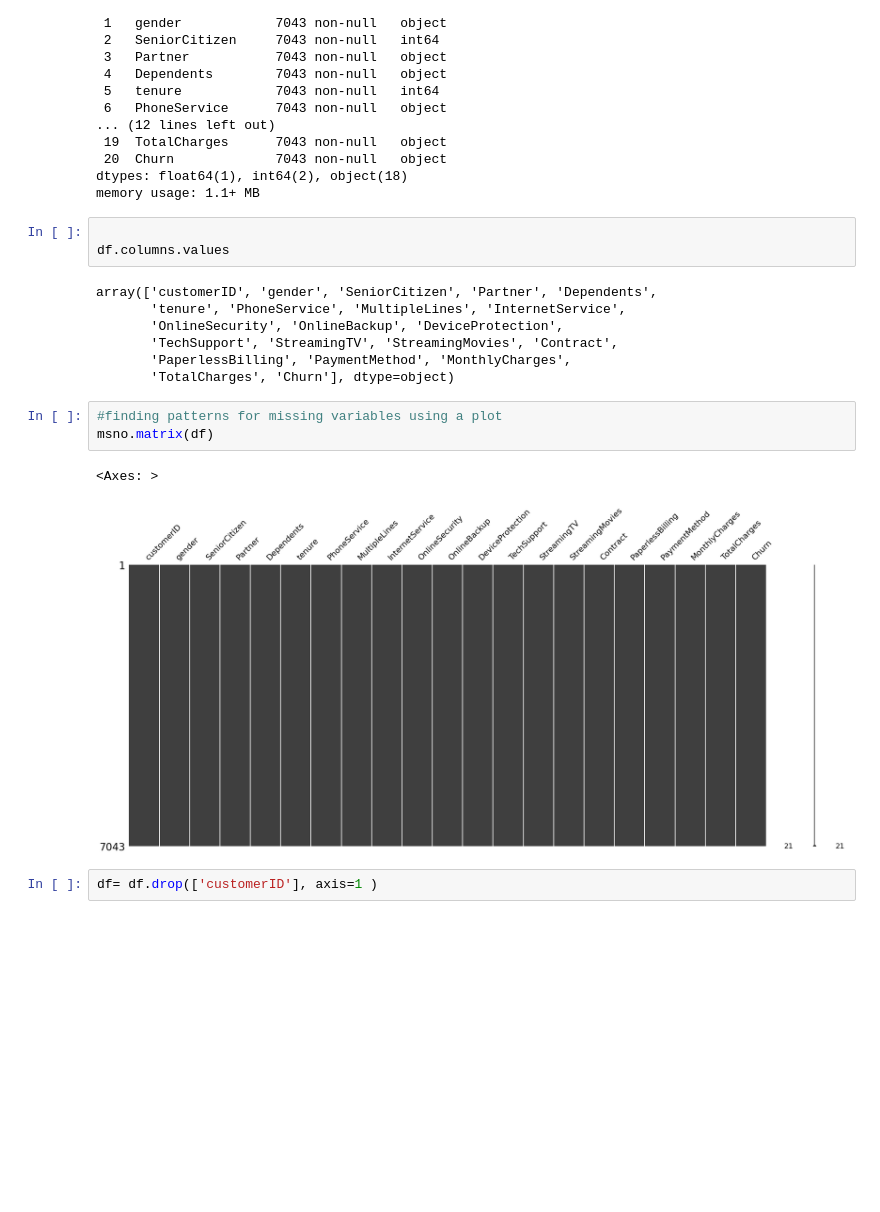
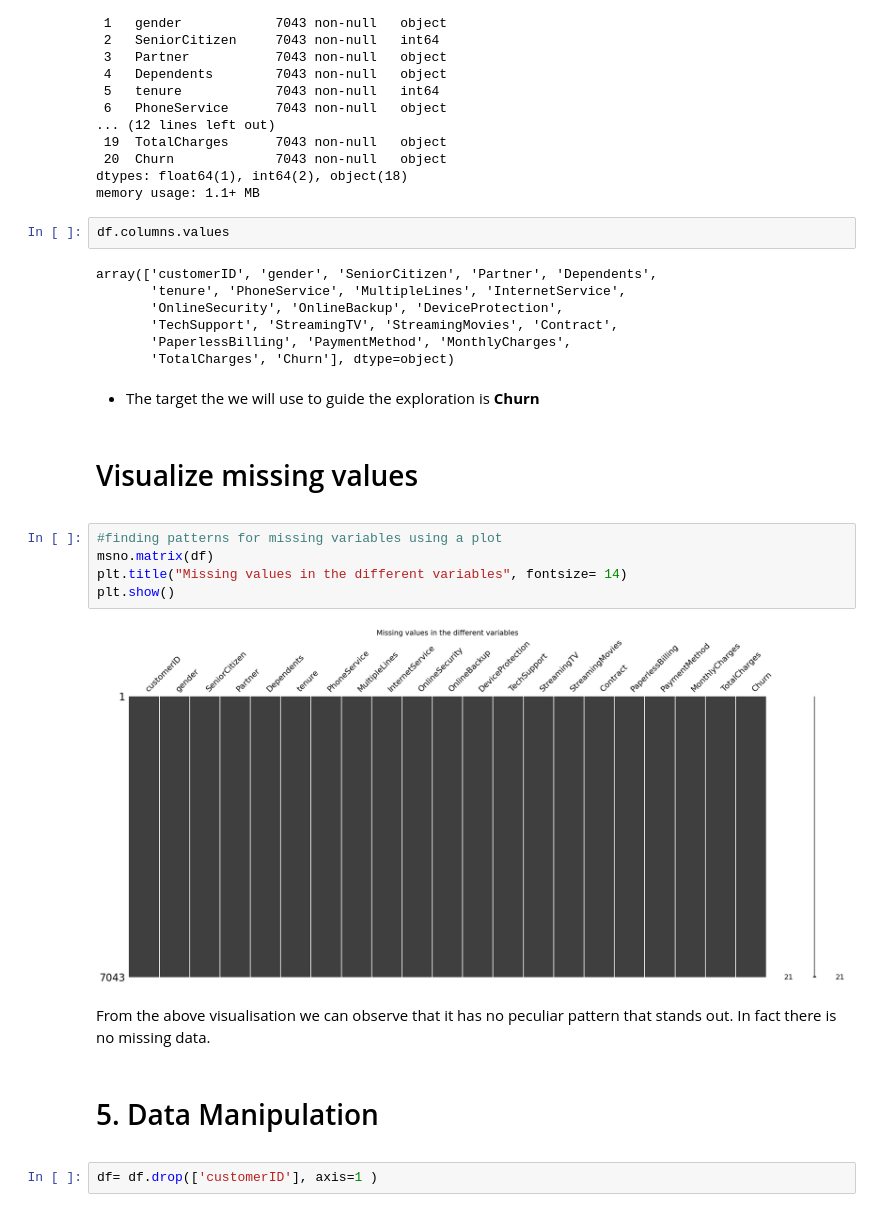
Before and after one commit to Cedrqmwesigwa/customer-churn-Bank, a Jupyter notebook: customer churn model.ipynb, the cells around one changed output. Saved outputs shown, nothing was run; the diff lists cells and outputs as text; blank space fills up the shorter version.

```diff
--- a/customer churn model.ipynb
+++ b/customer churn model.ipynb
@@ -58,7 +90,6 @@ Data columns (total 21 columns):
 dtypes: float64(1), int64(2), object(18)
 memory usage: 1.1+ MB
 # %%
-
 df.columns.values
 # %% [output]
 array(['customerID', 'gender', 'SeniorCitizen', 'Partner', 'Dependents',
@@ -67,12 +98,27 @@ array(['customerID', 'gender', 'SeniorCitizen', 'Partner', 'Dependents',
        'TechSupport', 'StreamingTV', 'StreamingMovies', 'Contract',
        'PaperlessBilling', 'PaymentMethod', 'MonthlyCharges',
        'TotalCharges', 'Churn'], dtype=object)
+# %% [markdown]
+
+* The target the we will use to guide the exploration is **Churn**
+# %% [markdown]
+<a id = "7" ></a>
+# <span style="font-family:serif; font-size:28px;">  Visualize missing values </span>
+<a id = "missingvalue" ></a>
 # %%
 #finding patterns for missing variables using a plot
 msno.matrix(df)
+plt.title("Missing values in the different variables", fontsize= 14)
+plt.show()
 # %% [output]
-<Axes: >
-[figure, old version]
+[figure, new version]
+# %% [markdown]
+
+From the above visualisation we can observe that it has no peculiar pattern that stands out. In fact there is no missing data.
+# %% [markdown]
+<a id = "8" ></a>
+# <span style="font-family:serif; font-size:28px;"> 5. Data Manipulation </span>
+<a id = "8" ></a>
 # %%
 df= df.drop(['customerID'], axis=1 )
 # %%
```
Also changed, not shown: parts of 34 cells of this notebook, 4 other files.
